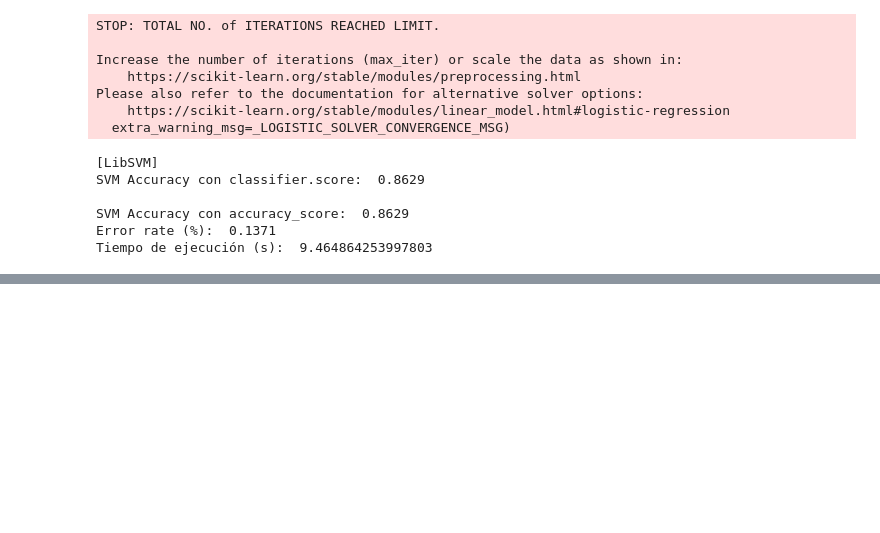
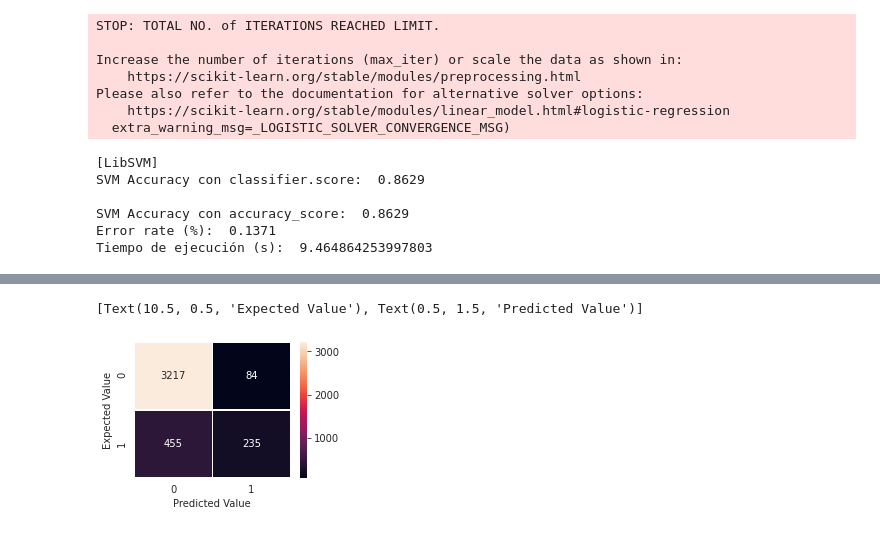
Before and after one commit to ChristianMocha/PrediccionVideoJuegos, a Jupyter notebook: PrediccionVideoJuegos.ipynb, the cells around one changed output, grey strips where cells are left out. Drawn from its saved outputs; the diff is of its cells as text; code cells hidden in the pictures; blank space fills up the shorter version.

```diff
--- a/PrediccionVideoJuegos.ipynb
+++ b/PrediccionVideoJuegos.ipynb
@@ -269,3 +269,6 @@ SVM Accuracy con classifier.score:  0.8629
 SVM Accuracy con accuracy_score:  0.8629
 Error rate (%):  0.1371
 Tiempo de ejecución (s):  9.464864253997803
+# %%
+all_predictions = log_reg.predict(Xtest)
+print(classification_report(ytest, all_predictions))
@@ -271,0 +317,6 @@ Tiempo de ejecución (s):  9.464864253997803
+# %%
+fig, ax = plt.subplots(figsize=(3.5,2.5))
+sns.heatmap(confusion_matrix(ytest, all_predictions), annot=True, linewidths=.5, ax=ax, fmt="d").set(xlabel='Predicted Value', ylabel='Expected Value')
+# %% [output]
+[Text(10.5, 0.5, 'Expected Value'), Text(0.5, 1.5, 'Predicted Value')]
+[figure, added]
```
Also changed, not shown: parts of 13 cells of this notebook.
